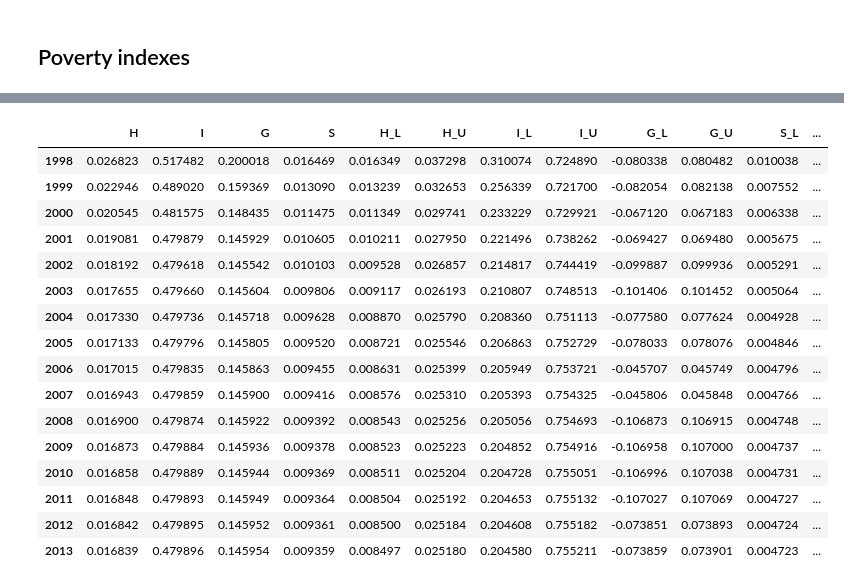
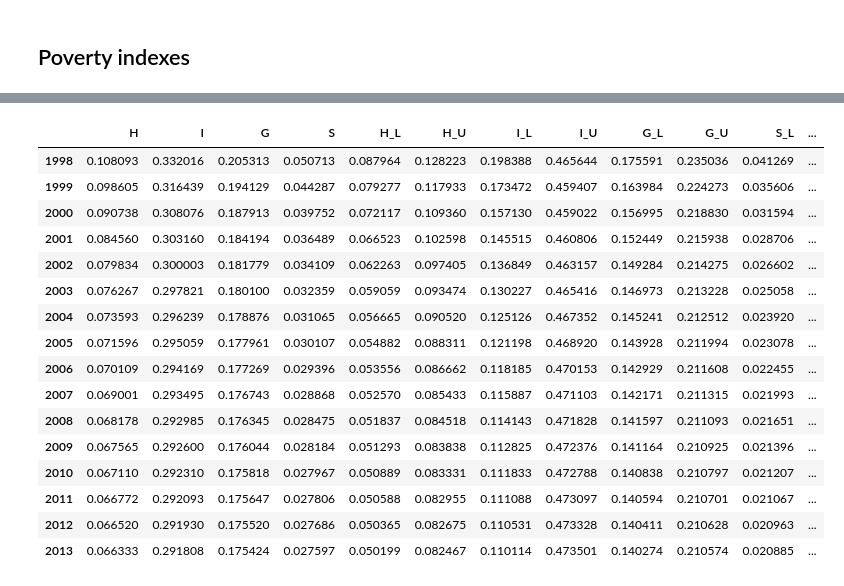
Before and after one commit to ricdeblasis/DynamicPovertyIndexes, a Jupyter notebook: CLTpovertyFinal.ipynb, the cells around one changed output, grey strips where cells are left out. Drawn from its saved outputs; the diff is of its cells as text; code cells hidden in the pictures.

```diff
--- a/CLTpovertyFinal.ipynb
+++ b/CLTpovertyFinal.ipynb
@@ -250,8 +248,10 @@ df['COMP'] = df['NCOMP'].mask(df['NCOMP']>7,7)
 # combine df with poverty thersholds
 df = pd.merge(df, pov, how='left', on=['ANNO','COMP'])
 # compute exterme poverty thershold as % of Yp
-Yp_perc = .5
+Yp_perc = .6 # NOTE: changing this value to <.6 causes the generator matrix to have a negative value outside the diagonal
 df['Yep'] = Yp_perc*df['Yp']
+# use the base threshold for 1 person in 1998 for Ye
+yp = pov.loc[0,'Yp']
 # compute the poverty classes
 df['C'] = 2
 df['C'] = df['C'].mask(df['Y2']<=df['Yp'], 1)
@@ -259,8 +259,8 @@ df['C'] = df['C'].mask(df['Y2']<=df['Yep'], 0)
 # compute equivalent incomes and classes
 df['Ye'] = df['Y2']/df['Yscale']/df['Tscale']
 df['Ce'] = 2
-df['Ce'] = df['Ce'].mask(df['Y2']<=df['Yp']/df['Yscale'], 1)
-df['Ce'] = df['Ce'].mask(df['Y2']<=df['Yep']/df['Yscale'], 0)
+df['Ce'] = df['Ce'].mask(df['Ye']<=yp, 1)
+df['Ce'] = df['Ce'].mask(df['Ye']<=Yp_perc*yp, 0)
 df
 # %% [output]
 |  | ANNO | NQUEST | Y1 | Y2 | NCOMP | AREA3 | A1 | A2 | A3 | A4 | A5 | ... |
@@ -609,12 +482,18 @@ print(mu_1998)
 
 y = df.groupby('Ce')['Ye'].mean().tolist()
 print('Average income by class:', y)
-# use the base threshold for 1 person in 1998
-yp = pov.loc[0,'Yp']
 print('Poverty threshold:', yp)
+print('Extreme Poverty threshold:', Yp_perc*yp)
 # save the number of households
 hh = len(df['NQUEST'].unique())
 print('N:', hh)
+# compute integral for gini variance
+int_gini_sigma_1 = integral_gini_sigma(df[(df['Ce']==0)])
+int_gini_sigma_2 = integral_gini_sigma(df[(df['Ce']==1)])
+# average of |y-x|
+yx = df.groupby('Ce')['Ye'].apply(lambda s: s.apply(lambda x: np.abs(x-s)).mean().mean()).to_list()
+# second moment of income distribution
+y2 = (df['Ye']**2).groupby(df['Ce']).mean().tolist()
 
 # computation of poverty indexes based on generator matrix G and initial ditribution mu
 poverty = []
@@ -622,16 +501,24 @@ i = []
 for t in range(1998,2014):
     P = expm((t-1997)*G_hat)
     sub_df = df[(df['Ce']<2)&(df['ANNO']==t)].copy()
-    sud_df = sub_df.rename(columns={'Y2':'Y2old','Ye':'Y2'})
-    if not sub_df.empty:
-        res_integral = integral_gini_disc(sub_df)
-        # variable average income and N (comment out for fixed)
-#         y = sub_df.groupby('Ce')['Y2'].mean().tolist()
-#         hh = len(df[df['ANNO']==t]['NQUEST'].unique())
-    I, var = poverty_indexes(P, mu_1998, y, [Yp_perc*yp, yp], res_integral)
+#     if not sub_df.empty:
+#         int_gini = integral_gini(sub_df)
+#         int_gini_0 = integral_gini(sub_df[sub_df['Ce']==0])
+#         int_gini_1 = integral_gini(sub_df[sub_df['Ce']==1])
+#         int_gini_sigma = integral_gini_sigma(sub_df)
+#         int_gini_sigma2 = integral_gini_sigma2(sub_df, mu_1998, P)
+#         # variable average income and N (comment out for fixed)
+
+        # compute income average for each class
+#         y = sub_df.groupby('Ce')['Ye'].mean().reindex([0,1]).fillna(0).tolist()
+        # compute averate of |y-x| for each class
+#         yx = df[(df['ANNO']==t)].groupby('Ce')['Ye'].apply(lambda s: s.apply(lambda x: np.abs(x-s)).mean().mean()).to_list()
+        # hh = len(df[df['ANNO']==t]['NQUEST'].unique()) # same results as outside the for loop
+
+    I, var = poverty_indexes(P, mu_1998, y, y2, [Yp_perc*yp, yp], yx, int_gini_sigma_1, int_gini_sigma_2)
     CI = conf_intervals(I, var, hh) # hh is the number of households
     # asymptotic indexes
-    I_inf = poverty_indexes_inf(G_hat, y, [Yp_perc*yp, yp])
+    I_inf = poverty_indexes_inf(G_hat, y, [Yp_perc*yp, yp], yx)
     poverty.append(I+CI+I_inf)
     i.append(t)
 poverty = pd.DataFrame(poverty, columns=['H','I','G','S','H_L','H_U','I_L','I_U','G_L','G_U','S_L','S_U','H_inf','I_inf','G_inf','S_inf'], index=i)
@@ -661,18 +549,18 @@ Poverty threshold: 5479.498210476844
 N: 914
 |  | H | I | G | S | H_L | H_U | I_L | I_U | G_L | G_U | S_L | ... |
-| 1998 | 0.026823 | 0.517482 | 0.200018 | 0.016469 | 0.016349 | 0.037298 | 0.310074 | 0.724890 | -0.080338 | 0.080482 | 0.010038 | ... |
-| 1999 | 0.022946 | 0.489020 | 0.159369 | 0.013090 | 0.013239 | 0.032653 | 0.256339 | 0.721700 | -0.082054 | 0.082138 | 0.007552 | ... |
-| 2000 | 0.020545 | 0.481575 | 0.148435 | 0.011475 | 0.011349 | 0.029741 | 0.233229 | 0.729921 | -0.067120 | 0.067183 | 0.006338 | ... |
-| 2001 | 0.019081 | 0.479879 | 0.145929 | 0.010605 | 0.010211 | 0.027950 | 0.221496 | 0.738262 | -0.069427 | 0.069480 | 0.005675 | ... |
-| 2002 | 0.018192 | 0.479618 | 0.145542 | 0.010103 | 0.009528 | 0.026857 | 0.214817 | 0.744419 | -0.099887 | 0.099936 | 0.005291 | ... |
-| 2003 | 0.017655 | 0.479660 | 0.145604 | 0.009806 | 0.009117 | 0.026193 | 0.210807 | 0.748513 | -0.101406 | 0.101452 | 0.005064 | ... |
-| 2004 | 0.017330 | 0.479736 | 0.145718 | 0.009628 | 0.008870 | 0.025790 | 0.208360 | 0.751113 | -0.077580 | 0.077624 | 0.004928 | ... |
-| 2005 | 0.017133 | 0.479796 | 0.145805 | 0.009520 | 0.008721 | 0.025546 | 0.206863 | 0.752729 | -0.078033 | 0.078076 | 0.004846 | ... |
-| 2006 | 0.017015 | 0.479835 | 0.145863 | 0.009455 | 0.008631 | 0.025399 | 0.205949 | 0.753721 | -0.045707 | 0.045749 | 0.004796 | ... |
-| 2007 | 0.016943 | 0.479859 | 0.145900 | 0.009416 | 0.008576 | 0.025310 | 0.205393 | 0.754325 | -0.045806 | 0.045848 | 0.004766 | ... |
-| 2008 | 0.016900 | 0.479874 | 0.145922 | 0.009392 | 0.008543 | 0.025256 | 0.205056 | 0.754693 | -0.106873 | 0.106915 | 0.004748 | ... |
-| 2009 | 0.016873 | 0.479884 | 0.145936 | 0.009378 | 0.008523 | 0.025223 | 0.204852 | 0.754916 | -0.106958 | 0.107000 | 0.004737 | ... |
-| 2010 | 0.016858 | 0.479889 | 0.145944 | 0.009369 | 0.008511 | 0.025204 | 0.204728 | 0.755051 | -0.106996 | 0.107038 | 0.004731 | ... |
-| 2011 | 0.016848 | 0.479893 | 0.145949 | 0.009364 | 0.008504 | 0.025192 | 0.204653 | 0.755132 | -0.107027 | 0.107069 | 0.004727 | ... |
-| 2012 | 0.016842 | 0.479895 | 0.145952 | 0.009361 | 0.008500 | 0.025184 | 0.204608 | 0.755182 | -0.073851 | 0.073893 | 0.004724 | ... |
-| 2013 | 0.016839 | 0.479896 | 0.145954 | 0.009359 | 0.008497 | 0.025180 | 0.204580 | 0.755211 | -0.073859 | 0.073901 | 0.004723 | ... |
+| 1998 | 0.108093 | 0.332016 | 0.205313 | 0.050713 | 0.087964 | 0.128223 | 0.198388 | 0.465644 | 0.175591 | 0.235036 | 0.041269 | ... |
+| 1999 | 0.098605 | 0.316439 | 0.194129 | 0.044287 | 0.079277 | 0.117933 | 0.173472 | 0.459407 | 0.163984 | 0.224273 | 0.035606 | ... |
+| 2000 | 0.090738 | 0.308076 | 0.187913 | 0.039752 | 0.072117 | 0.109360 | 0.157130 | 0.459022 | 0.156995 | 0.218830 | 0.031594 | ... |
+| 2001 | 0.084560 | 0.303160 | 0.184194 | 0.036489 | 0.066523 | 0.102598 | 0.145515 | 0.460806 | 0.152449 | 0.215938 | 0.028706 | ... |
+| 2002 | 0.079834 | 0.300003 | 0.181779 | 0.034109 | 0.062263 | 0.097405 | 0.136849 | 0.463157 | 0.149284 | 0.214275 | 0.026602 | ... |
+| 2003 | 0.076267 | 0.297821 | 0.180100 | 0.032359 | 0.059059 | 0.093474 | 0.130227 | 0.465416 | 0.146973 | 0.213228 | 0.025058 | ... |
+| 2004 | 0.073593 | 0.296239 | 0.178876 | 0.031065 | 0.056665 | 0.090520 | 0.125126 | 0.467352 | 0.145241 | 0.212512 | 0.023920 | ... |
+| 2005 | 0.071596 | 0.295059 | 0.177961 | 0.030107 | 0.054882 | 0.088311 | 0.121198 | 0.468920 | 0.143928 | 0.211994 | 0.023078 | ... |
+| 2006 | 0.070109 | 0.294169 | 0.177269 | 0.029396 | 0.053556 | 0.086662 | 0.118185 | 0.470153 | 0.142929 | 0.211608 | 0.022455 | ... |
+| 2007 | 0.069001 | 0.293495 | 0.176743 | 0.028868 | 0.052570 | 0.085433 | 0.115887 | 0.471103 | 0.142171 | 0.211315 | 0.021993 | ... |
+| 2008 | 0.068178 | 0.292985 | 0.176345 | 0.028475 | 0.051837 | 0.084518 | 0.114143 | 0.471828 | 0.141597 | 0.211093 | 0.021651 | ... |
+| 2009 | 0.067565 | 0.292600 | 0.176044 | 0.028184 | 0.051293 | 0.083838 | 0.112825 | 0.472376 | 0.141164 | 0.210925 | 0.021396 | ... |
+| 2010 | 0.067110 | 0.292310 | 0.175818 | 0.027967 | 0.050889 | 0.083331 | 0.111833 | 0.472788 | 0.140838 | 0.210797 | 0.021207 | ... |
+| 2011 | 0.066772 | 0.292093 | 0.175647 | 0.027806 | 0.050588 | 0.082955 | 0.111088 | 0.473097 | 0.140594 | 0.210701 | 0.021067 | ... |
+| 2012 | 0.066520 | 0.291930 | 0.175520 | 0.027686 | 0.050365 | 0.082675 | 0.110531 | 0.473328 | 0.140411 | 0.210628 | 0.020963 | ... |
+| 2013 | 0.066333 | 0.291808 | 0.175424 | 0.027597 | 0.050199 | 0.082467 | 0.110114 | 0.473501 | 0.140274 | 0.210574 | 0.020885 | ... |
```
Also changed, not shown: parts of 15 cells of this notebook, 1 other file.
